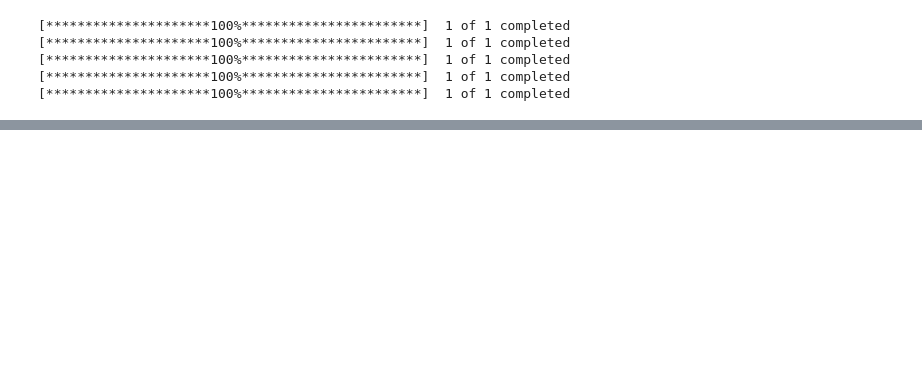
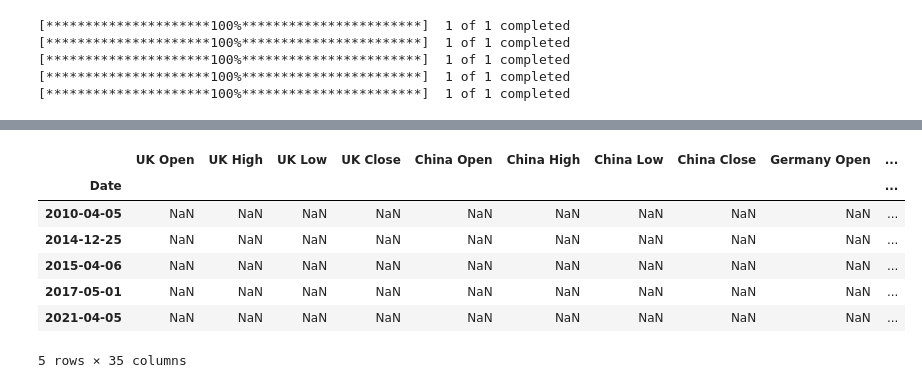
Before and after one commit to kennysiegler/project-four, a Jupyter notebook: RandomForestSPY_Ed.ipynb, the cells around one changed output, grey strips where cells are left out. Drawn from its saved outputs; the diff is of its cells as text; code cells hidden in the pictures; blank space fills up the shorter version.

```diff
--- a/RandomForestSPY_Ed.ipynb
+++ b/RandomForestSPY_Ed.ipynb
@@ -235,0 +274,11 @@ df_merged
+# %%
+df_merged.tail()
+# %% [output]
+|  | UK Open | UK High | UK Low | UK Close | China Open | China High | China Low | China Close | Germany Open | ... |
+| Date |  |  |  |  |  |  |  |  |  | ... |
+| 2010-04-05 | NaN | NaN | NaN | NaN | NaN | NaN | NaN | NaN | NaN | ... |
+| 2014-12-25 | NaN | NaN | NaN | NaN | NaN | NaN | NaN | NaN | NaN | ... |
+| 2015-04-06 | NaN | NaN | NaN | NaN | NaN | NaN | NaN | NaN | NaN | ... |
+| 2017-05-01 | NaN | NaN | NaN | NaN | NaN | NaN | NaN | NaN | NaN | ... |
+| 2021-04-05 | NaN | NaN | NaN | NaN | NaN | NaN | NaN | NaN | NaN | ... |
+5 rows × 35 columns
```
Also changed, not shown: parts of 27 cells of this notebook, 2 other files.
